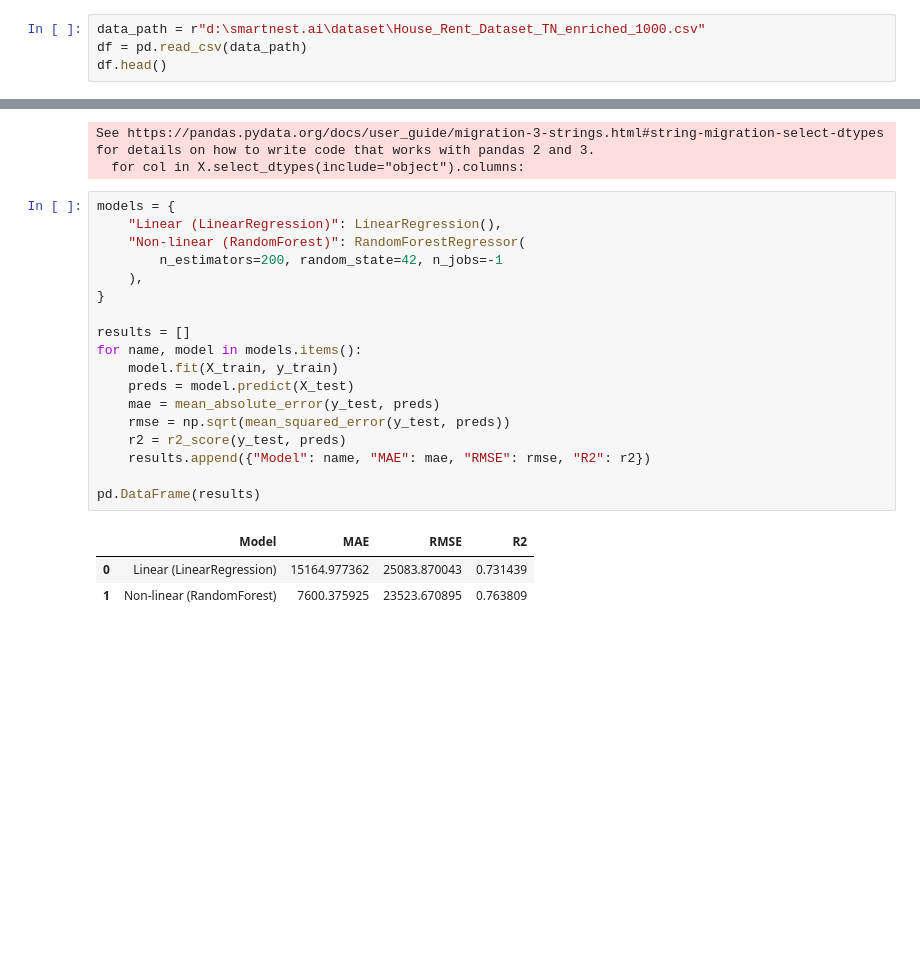
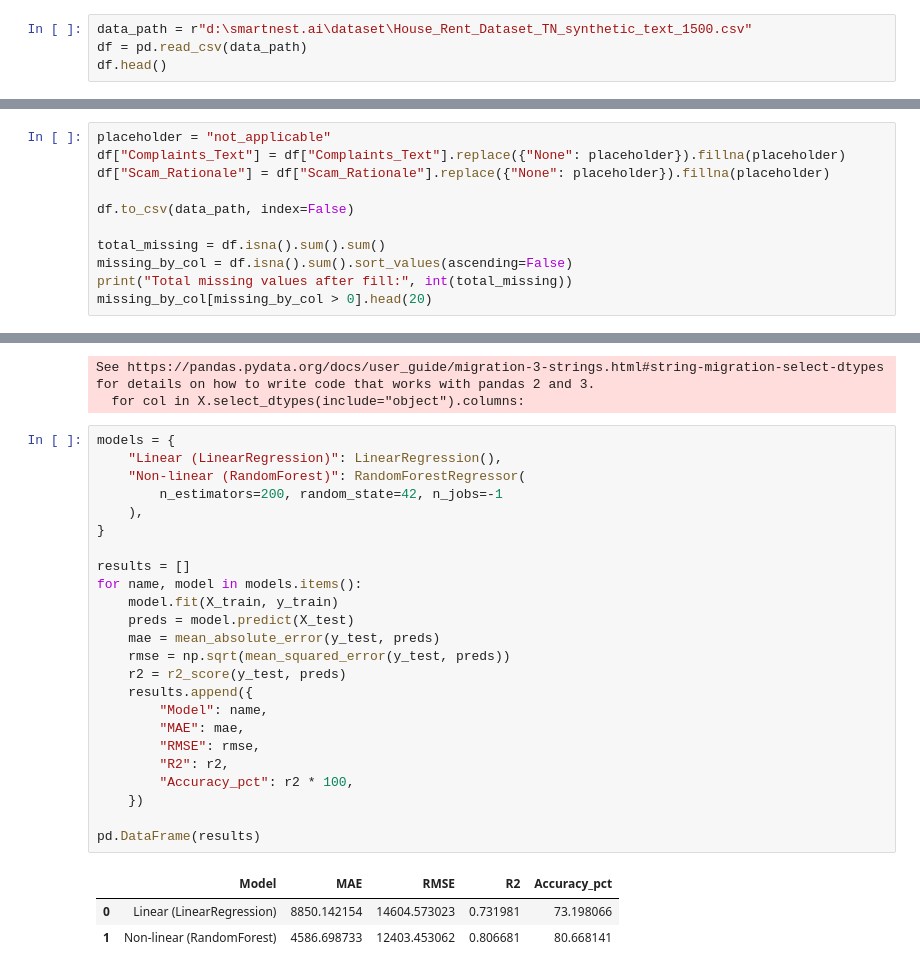
Before and after one commit to sivarajs24/ML_OPS, a Jupyter notebook: analysis/rent_regression.ipynb, the cells around one changed output, grey strips where cells are left out. Drawn from its saved outputs; the diff is of its cells as text; blank space fills up the shorter version.

```diff
--- a/analysis/rent_regression.ipynb
+++ b/analysis/rent_regression.ipynb
@@ -8,7 +9,7 @@ from sklearn.linear_model import LinearRegression
 from sklearn.metrics import mean_absolute_error, mean_squared_error, r2_score
 from sklearn.model_selection import train_test_split
 # %%
-data_path = r"d:\smartnest.ai\dataset\House_Rent_Dataset_TN_enriched_1000.csv"
+data_path = r"d:\smartnest.ai\dataset\House_Rent_Dataset_TN_synthetic_text_1500.csv"
 df = pd.read_csv(data_path)
 df.head()
 # %% [output]
@@ -20,0 +31,11 @@ df.head()
+# %%
+placeholder = "not_applicable"
+df["Complaints_Text"] = df["Complaints_Text"].replace({"None": placeholder}).fillna(placeholder)
+df["Scam_Rationale"] = df["Scam_Rationale"].replace({"None": placeholder}).fillna(placeholder)
+
+df.to_csv(data_path, index=False)
+
+total_missing = df.isna().sum().sum()
+missing_by_col = df.isna().sum().sort_values(ascending=False)
+print("Total missing values after fill:", int(total_missing))
+missing_by_col[missing_by_col > 0].head(20)
@@ -40,22 +64,28 @@ See https://pandas.pydata.org/docs/user_guide/migration-3-strings.html#string-mi
 # %%
 models = {
     "Linear (LinearRegression)": LinearRegression(),
     "Non-linear (RandomForest)": RandomForestRegressor(
         n_estimators=200, random_state=42, n_jobs=-1
     ),
 }
 
 results = []
 for name, model in models.items():
     model.fit(X_train, y_train)
     preds = model.predict(X_test)
     mae = mean_absolute_error(y_test, preds)
     rmse = np.sqrt(mean_squared_error(y_test, preds))
     r2 = r2_score(y_test, preds)
-    results.append({"Model": name, "MAE": mae, "RMSE": rmse, "R2": r2})
+    results.append({
+        "Model": name,
+        "MAE": mae,
+        "RMSE": rmse,
+        "R2": r2,
+        "Accuracy_pct": r2 * 100,
+    })
 
 pd.DataFrame(results)
 # %% [output]
-|  | Model | MAE | RMSE | R2 |
-| 0 | Linear (LinearRegression) | 15164.977362 | 25083.870043 | 0.731439 |
-| 1 | Non-linear (RandomForest) | 7600.375925 | 23523.670895 | 0.763809 |
+|  | Model | MAE | RMSE | R2 | Accuracy_pct |
+| 0 | Linear (LinearRegression) | 8850.142154 | 14604.573023 | 0.731981 | 73.198066 |
+| 1 | Non-linear (RandomForest) | 4586.698733 | 12403.453062 | 0.806681 | 80.668141 |
```
Also changed, not shown: parts of 25 cells of this notebook, 9 other files.
